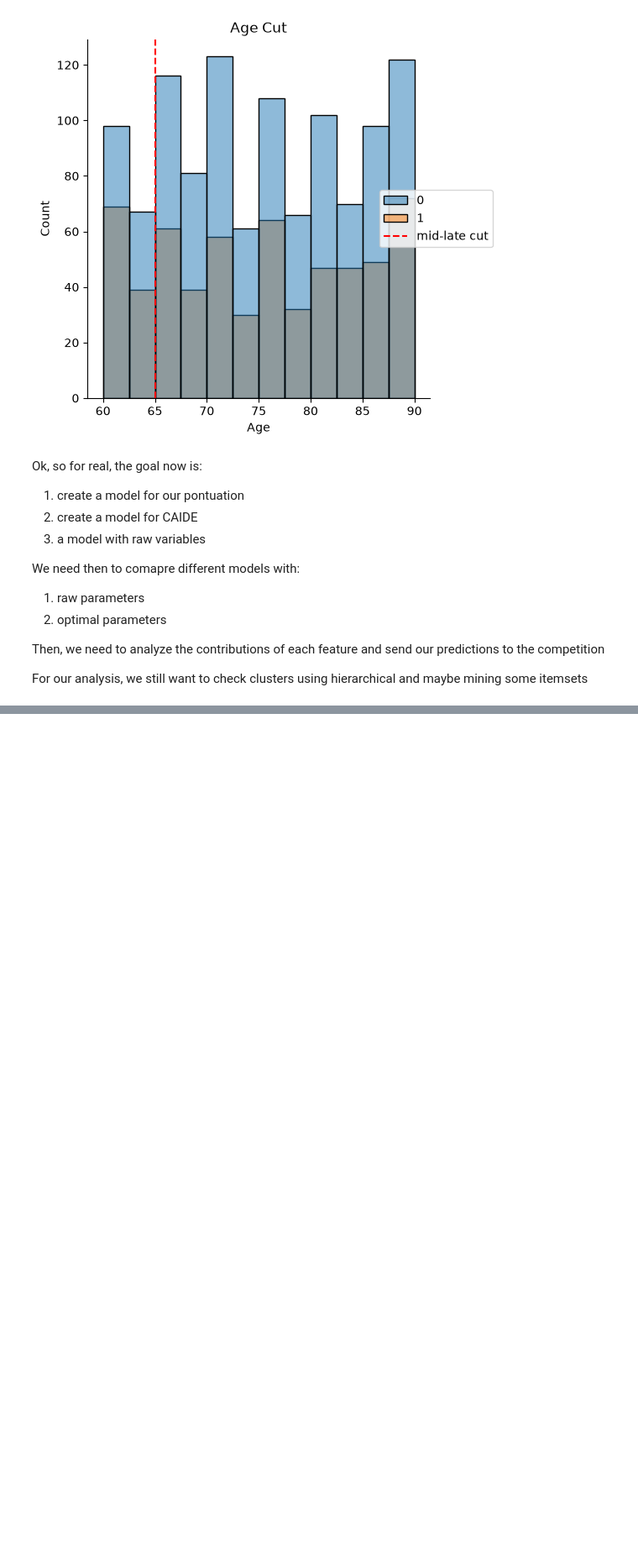
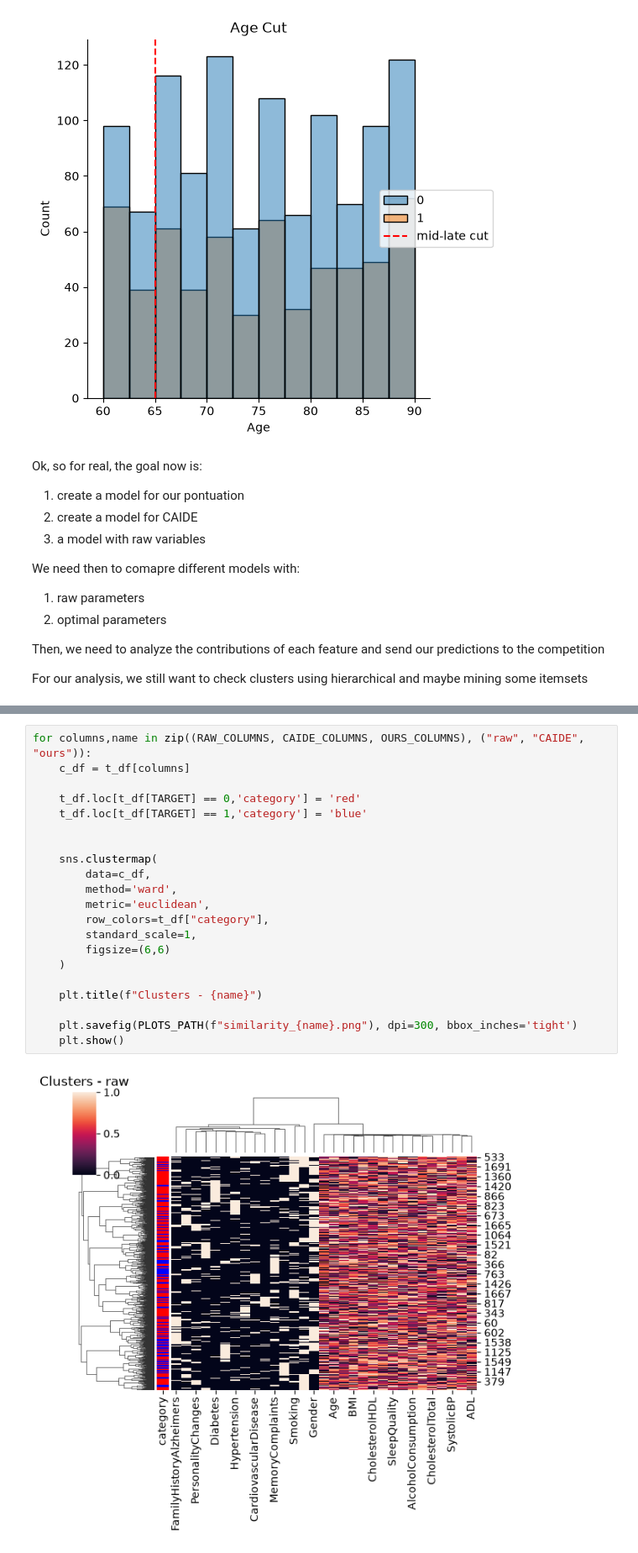
Before and after one commit to Dpbm/mestrado-aulas, a Jupyter notebook: mineracao-de-dados/trabalho/projeto/analysis3.ipynb, the cells around one changed output, grey strips where cells are left out. Shown at 84% size. Drawn from its saved outputs; the diff is of its cells as text; blank space fills up the shorter version.

```diff
--- a/mineracao-de-dados/trabalho/projeto/analysis3.ipynb
+++ b/mineracao-de-dados/trabalho/projeto/analysis3.ipynb
@@ -405,0 +454,23 @@ For our analysis, we still want to check clusters using hierarchical and maybe m
+# %%
+for columns,name in zip((RAW_COLUMNS, CAIDE_COLUMNS, OURS_COLUMNS), ("raw", "CAIDE", "ours")):
+    c_df = t_df[columns]
+
+    t_df.loc[t_df[TARGET] == 0,'category'] = 'red'
+    t_df.loc[t_df[TARGET] == 1,'category'] = 'blue'
+
+
+    sns.clustermap(
+        data=c_df,
+        method='ward',
+        metric='euclidean',
+        row_colors=t_df["category"],
+        standard_scale=1,
+        figsize=(6,6)
+    )
+
+    plt.title(f"Clusters - {name}")
+
+    plt.savefig(PLOTS_PATH(f"similarity_{name}.png"), dpi=300, bbox_inches='tight')
+    plt.show()
+# %% [output]
+[figure, added]
```
Also changed, not shown: parts of 7 cells of this notebook, 19 other files.
